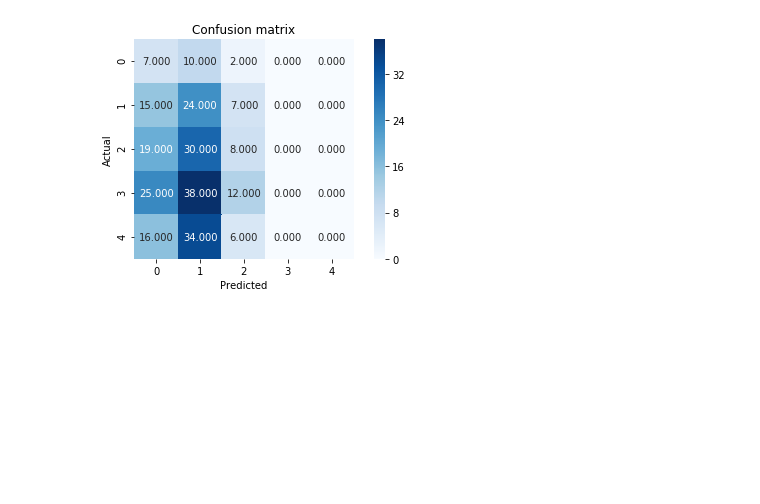
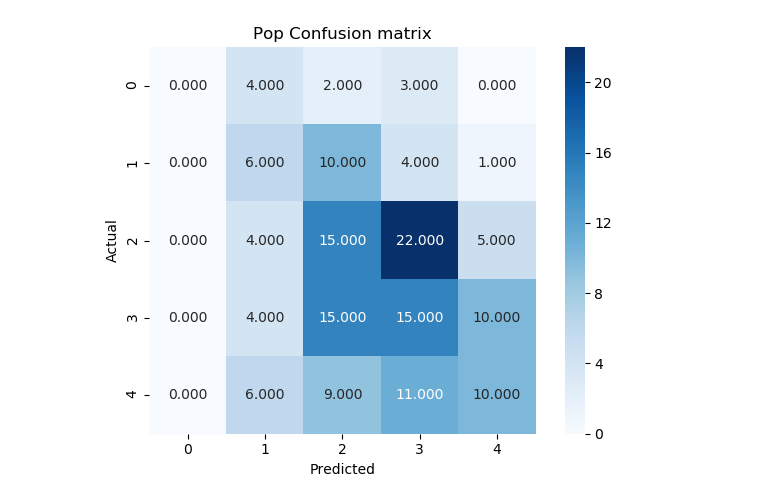
Before and after one commit to vkumar33/Data-Science, a Jupyter notebook: Final Project.ipynb, the cells around one changed output. Saved outputs shown, nothing was run; the diff lists cells and outputs as text; code cells hidden in the pictures; blank space fills up the shorter version.

```diff
--- a/Final Project.ipynb
+++ b/Final Project.ipynb
@@ -204,6 +204,6 @@ data['House - block of flats'] = data.apply(lambda row: house(row['House - block
 data['Internet usage'] = data.apply(lambda row: internet(row['Internet usage']), axis=1)
 # %%
 data = data.drop(columns = ['Punctuality','Lying'])
-data = data.fillna(data.mean())
+data = data.dropna()
+data.to_csv('output.csv', sep=',')
 data.head()
-data.to_csv('output.csv', sep=',')
@@ -233,5 +382,9 @@ See the caveats in the documentation: http://pandas.pydata.org/pandas-docs/stabl
 # %%
+# Classification
+
 # first one
+X = data.iloc[:,20:]
+
 # for i in Y:
 X_train, X_test, Y_train, Y_test = train_test_split(X,Y, test_size = 0.25, random_state = 1)
 scaler = StandardScaler()
@@ -441,11 +589,13 @@ plt.tight_layout()
 # %%
-conf_matrix = metrics.confusion_matrix(Y_test['Pop'], Y_pred.T[0])
+conf_matrix = metrics.confusion_matrix(Y_test['Pop'], Y_pred.T[2])
 
 sns.heatmap(conf_matrix, annot = True, fmt = ".3f", square = True, cmap = plt.cm.Blues)
 plt.ylabel('Actual')
 plt.xlabel('Predicted')
-plt.title('Confusion matrix')
+plt.title('Pop Confusion matrix')
 plt.tight_layout()
+
+plt.show()
 # %% [output]
-[figure, old version]
+[figure, new version]
 # %%
```
Also changed, not shown: parts of 27 cells of this notebook.
